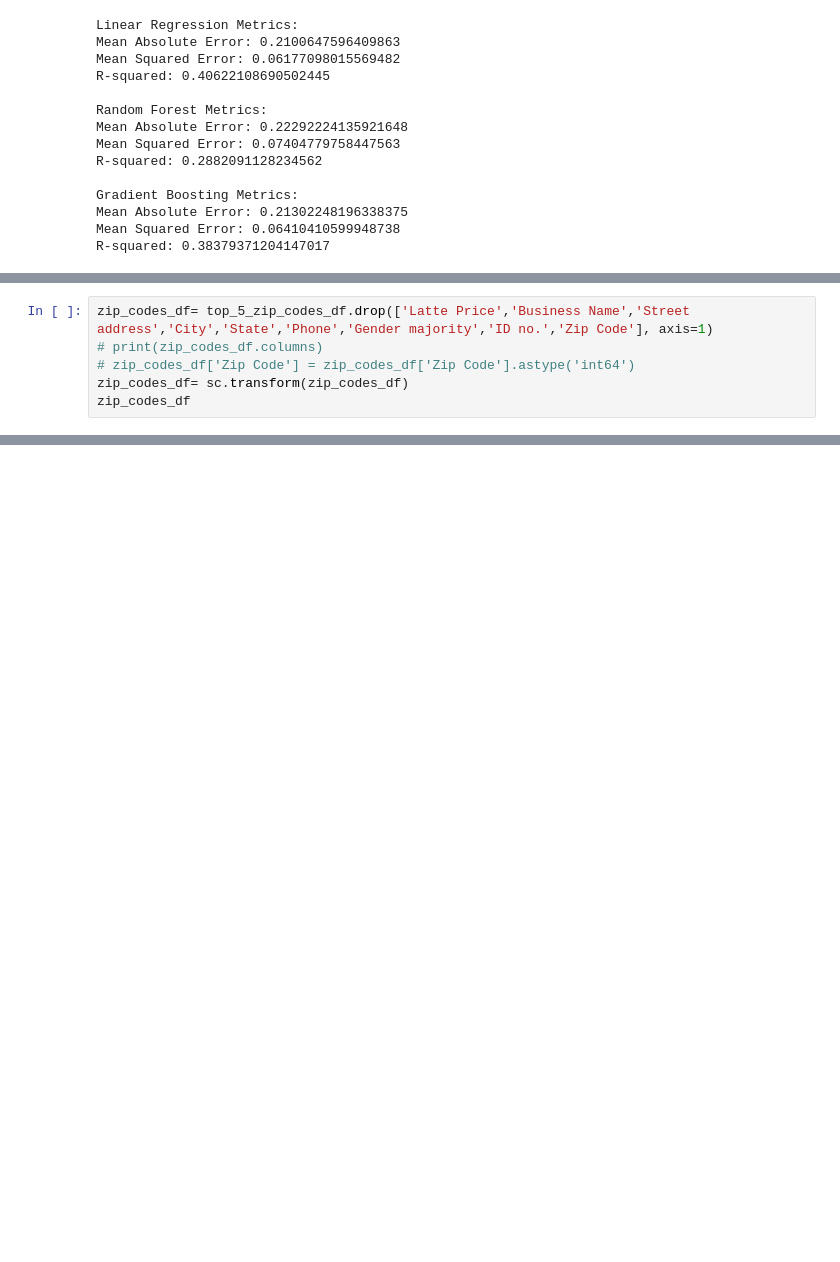
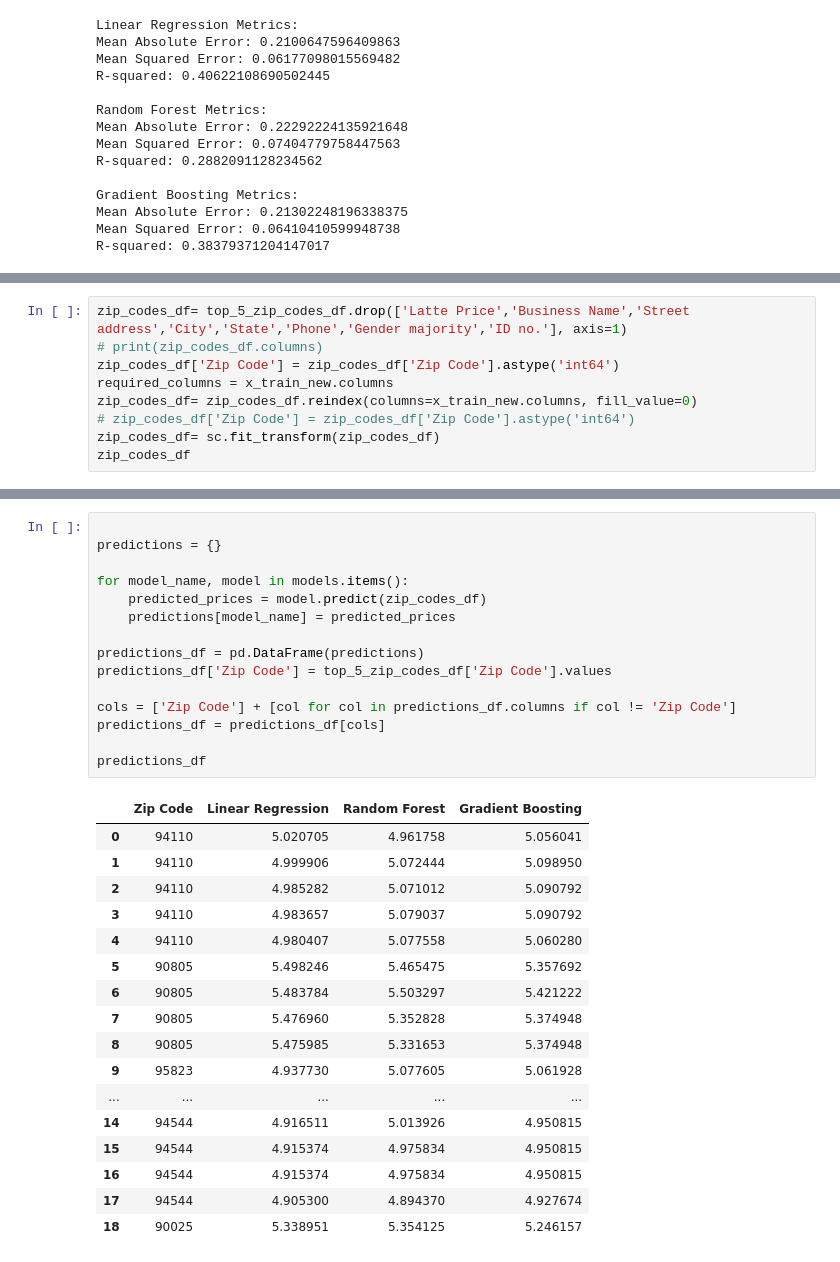
Before and after one commit to Mark007-R/Basic_ML_Models, a Jupyter notebook: Business_Predictor/business_pred.ipynb, the cells around one changed output, grey strips where cells are left out. Drawn from its saved outputs; the diff is of its cells as text; blank space fills up the shorter version.

```diff
--- a/Business_Predictor/business_pred.ipynb
+++ b/Business_Predictor/business_pred.ipynb
@@ -472,9 +472,12 @@ top_5_zip_codes_df
 | 17 | 94544 | 6 | 639 | Steamy Moments | 4315 Hansons Trail | Hayward | California | 415-688-0789 | ... |
 | 18 | 90025 | 1 | 926 | Mugful Magic | 3640 5th Point | Los Angeles | California | 213-532-9955 | ... |
 # %%
-zip_codes_df= top_5_zip_codes_df.drop(['Latte Price','Business Name','Street address','City','State','Phone','Gender majority','ID no.','Zip Code'], axis=1)
+zip_codes_df= top_5_zip_codes_df.drop(['Latte Price','Business Name','Street address','City','State','Phone','Gender majority','ID no.'], axis=1)
 # print(zip_codes_df.columns)
+zip_codes_df['Zip Code'] = zip_codes_df['Zip Code'].astype('int64')
+required_columns = x_train_new.columns
+zip_codes_df= zip_codes_df.reindex(columns=x_train_new.columns, fill_value=0)
 # zip_codes_df['Zip Code'] = zip_codes_df['Zip Code'].astype('int64')
-zip_codes_df= sc.transform(zip_codes_df)
+zip_codes_df= sc.fit_transform(zip_codes_df)
 zip_codes_df
 # %% [output]
@@ -508,0 +529,33 @@ ValueError: X has 4 features, but LinearRegression is expecting 5 features as in
+# %%
+
+predictions = {}
+
+for model_name, model in models.items():
+    predicted_prices = model.predict(zip_codes_df)
+    predictions[model_name] = predicted_prices
+
+predictions_df = pd.DataFrame(predictions)
+predictions_df['Zip Code'] = top_5_zip_codes_df['Zip Code'].values
+
+cols = ['Zip Code'] + [col for col in predictions_df.columns if col != 'Zip Code']
+predictions_df = predictions_df[cols]
+
+predictions_df
+# %% [output]
+|  | Zip Code | Linear Regression | Random Forest | Gradient Boosting |
+| 0 | 94110 | 5.020705 | 4.961758 | 5.056041 |
+| 1 | 94110 | 4.999906 | 5.072444 | 5.098950 |
+| 2 | 94110 | 4.985282 | 5.071012 | 5.090792 |
+| 3 | 94110 | 4.983657 | 5.079037 | 5.090792 |
+| 4 | 94110 | 4.980407 | 5.077558 | 5.060280 |
+| 5 | 90805 | 5.498246 | 5.465475 | 5.357692 |
+| 6 | 90805 | 5.483784 | 5.503297 | 5.421222 |
+| 7 | 90805 | 5.476960 | 5.352828 | 5.374948 |
+| 8 | 90805 | 5.475985 | 5.331653 | 5.374948 |
+| 9 | 95823 | 4.937730 | 5.077605 | 5.061928 |
+| ... | ... | ... | ... | ... |
+| 14 | 94544 | 4.916511 | 5.013926 | 4.950815 |
+| 15 | 94544 | 4.915374 | 4.975834 | 4.950815 |
+| 16 | 94544 | 4.915374 | 4.975834 | 4.950815 |
+| 17 | 94544 | 4.905300 | 4.894370 | 4.927674 |
+| 18 | 90025 | 5.338951 | 5.354125 | 5.246157 |
```
Also changed, not shown: parts of 3 cells of this notebook.
